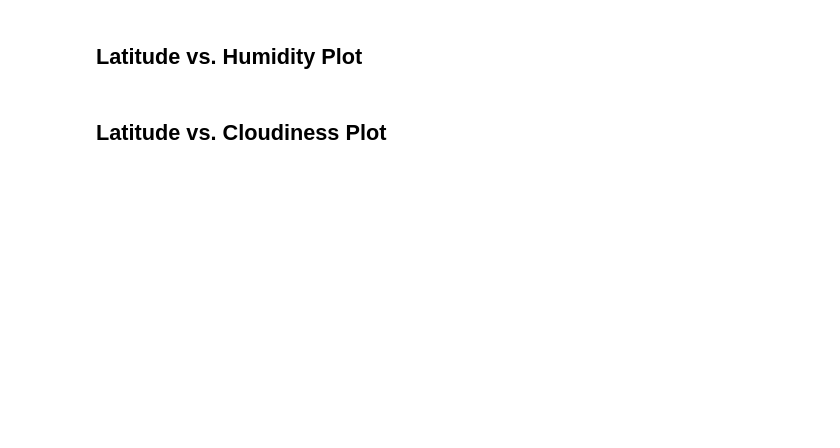
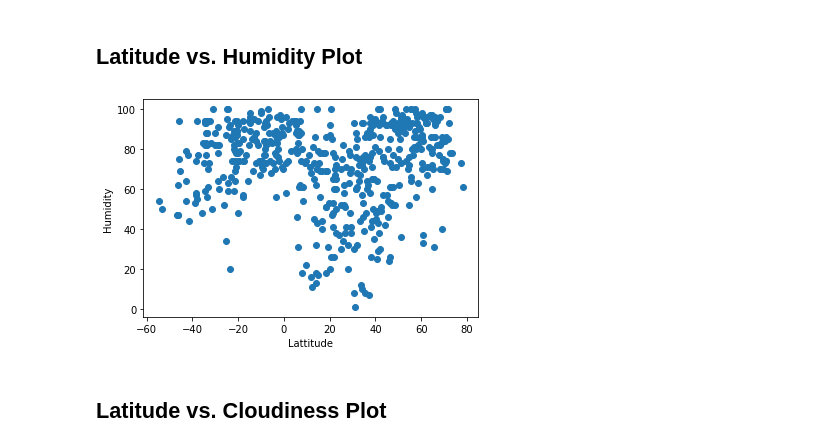
Before and after one commit to Brandy-knust/python-api-challenge, a Jupyter notebook: WeatherPy/WeatherPy-Copy1.ipynb, the cells around one changed output. Saved outputs shown, nothing was run; the diff lists cells and outputs as text; code cells hidden in the pictures; blank space fills up the shorter version.

```diff
--- a/WeatherPy/WeatherPy-Copy1.ipynb
+++ b/WeatherPy/WeatherPy-Copy1.ipynb
@@ -228,4 +245,12 @@ Skip this step if there are no cities that have humidity > 100%.
 # %% [markdown]
 ## Latitude vs. Humidity Plot
+# %%
+plt.scatter(lat,humidity)
+plt.xlabel('Lattitude')
+plt.ylabel('Humidity')
+
+plt.show()
+# %% [output]
+[figure, added]
 # %% [markdown]
 ## Latitude vs. Cloudiness Plot
```
Also changed, not shown: parts of 13 cells of this notebook.
